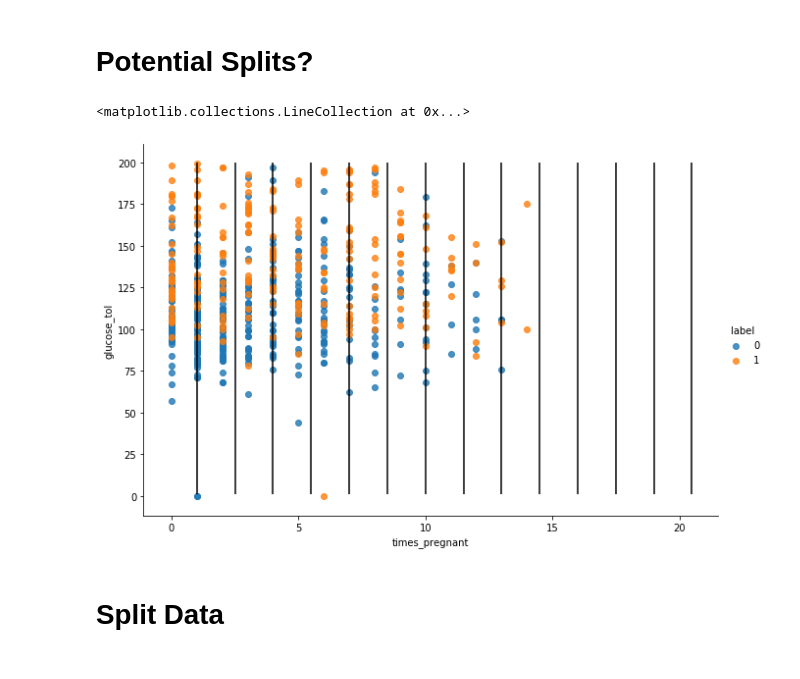
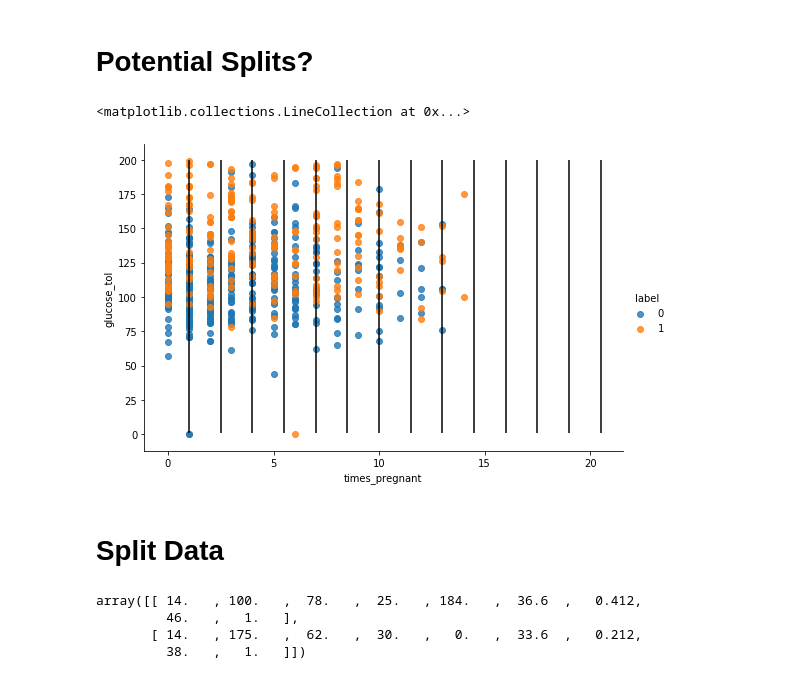
Before and after one commit to gentymeri/Decision_Tree_From_Scratch_in_Python, a Jupyter notebook: Decision_Tree_From_Scratch_Python_Implementation.ipynb, the cells around one changed output. Saved outputs shown, nothing was run; the diff lists cells and outputs as text; code cells hidden in the pictures.

Commit message:
split data and calc lowest overall entropy

```diff
--- a/Decision_Tree_From_Scratch_Python_Implementation.ipynb
+++ b/Decision_Tree_From_Scratch_Python_Implementation.ipynb
@@ -126,13 +126,13 @@ def get_potential_splits(data):
 # %%
 potential_splits = get_potential_splits(train_df.values)
 # %%
-sns.lmplot(data=train_df, x="times_pregnant", y="glucose_tol", hue="label", fit_reg=False, size=6, aspect=1.5)
+sns.lmplot(data=train_df, x="times_pregnant", y="glucose_tol", hue="label", fit_reg=False, size=5, aspect=1.5)
 
 plt.vlines(x=potential_splits[0], ymin=1, ymax=200)
 # plt.hlines(y=potential_splits[1], xmin=0, xmax=18)
 # %% [output]
 <matplotlib.collections.LineCollection at 0x...>
-[figure, old version]
+[figure, new version]
 # %% [markdown]
 # Split Data
 # %%
@@ -142,0 +150,7 @@ def split_data(data, split_column, split_value):
+# %%
+data[split_column_values > split_value]
+# %% [output]
+array([[ 14.   , 100.   ,  78.   ,  25.   , 184.   ,  36.6  ,   0.412,
+         46.   ,   1.   ],
+       [ 14.   , 175.   ,  62.   ,  30.   ,   0.   ,  33.6  ,   0.212,
+         38.   ,   1.   ]])
```
Also changed, not shown: parts of 8 cells of this notebook.
